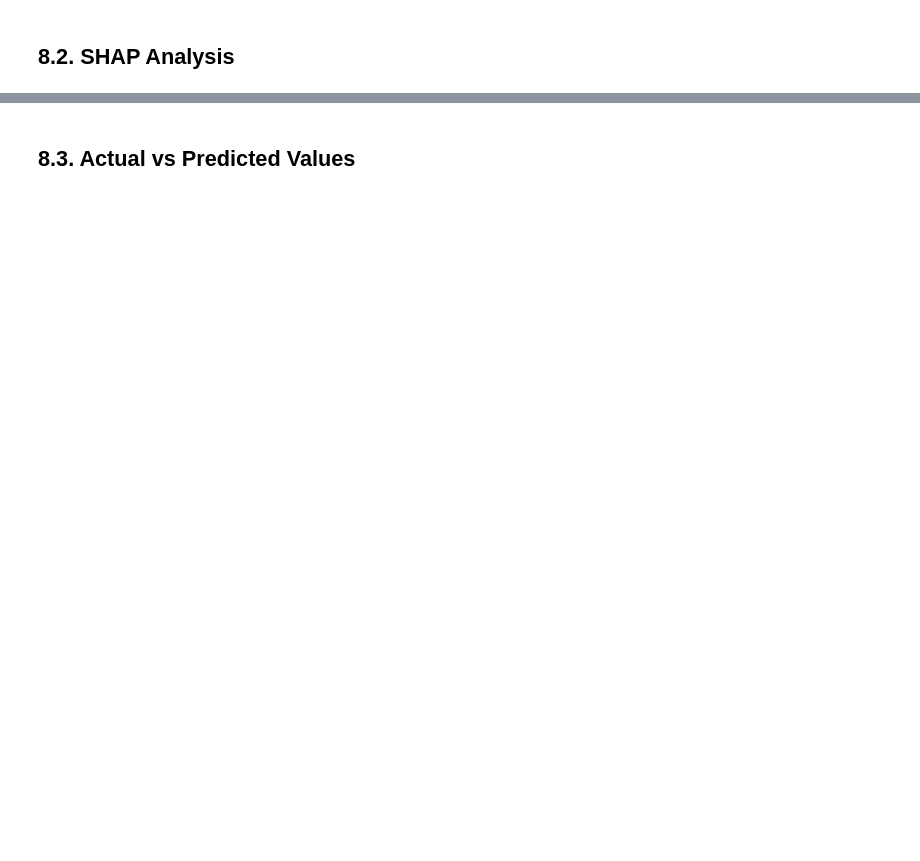
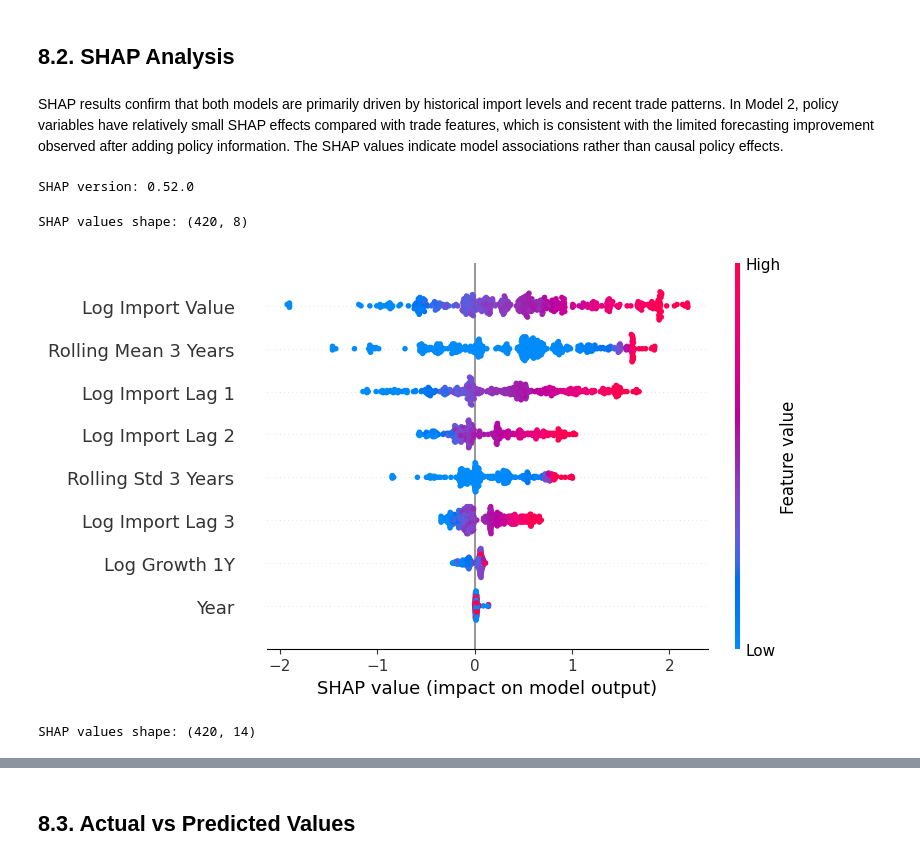
Before and after one commit to atessberfin/voltradar, a Jupyter notebook: notebooks/VoltRadar_Masters_Thesis.ipynb, the cells around one changed output, grey strips where cells are left out. Drawn from its saved outputs; the diff is of its cells as text; code cells hidden in the pictures; blank space fills up the shorter version.

```diff
--- a/notebooks/VoltRadar_Masters_Thesis.ipynb
+++ b/notebooks/VoltRadar_Masters_Thesis.ipynb
@@ -3968,2 +4086,54 @@ Average performance across validation years:
 # %% [markdown]
 ## **8.2. SHAP Analysis**
+# %% [markdown]
+SHAP results confirm that both models are primarily driven by historical import levels and recent trade patterns. In Model 2, policy variables have relatively small SHAP effects compared with trade features, which is consistent with the limited forecasting improvement observed after adding policy information. The SHAP values indicate model associations rather than causal policy effects.
+# %%
+!pip install -q shap
+
+import shap
+
+print("SHAP version:", shap.__version__)
+# %% [output]
+SHAP version: 0.52.0
+# %%
+X_test_trade_shap = X_test_trade.copy()
+
+explainer_model_1 = shap.TreeExplainer(
+    final_model_1
+)
+
+shap_values_model_1 = explainer_model_1(
+    X_test_trade_shap
+)
+
+print(
+    "SHAP values shape:",
+    shap_values_model_1.values.shape
+)
+# %% [output]
+SHAP values shape: (420, 8)
+# %%
+shap.summary_plot(
+    shap_values_model_1.values,
+    X_test_trade_shap,
+    feature_names=trade_only_features
+)
+# %% [output]
+[figure, added]
+# %%
+X_test_policy_shap = X_test_policy.copy()
+
+explainer_model_2 = shap.TreeExplainer(
+    final_model_2
+)
+
+shap_values_model_2 = explainer_model_2(
+    X_test_policy_shap
+)
+
+print(
+    "SHAP values shape:",
+    shap_values_model_2.values.shape
+)
+# %% [output]
+SHAP values shape: (420, 14)
```
Also changed, not shown: parts of 40 cells of this notebook.
